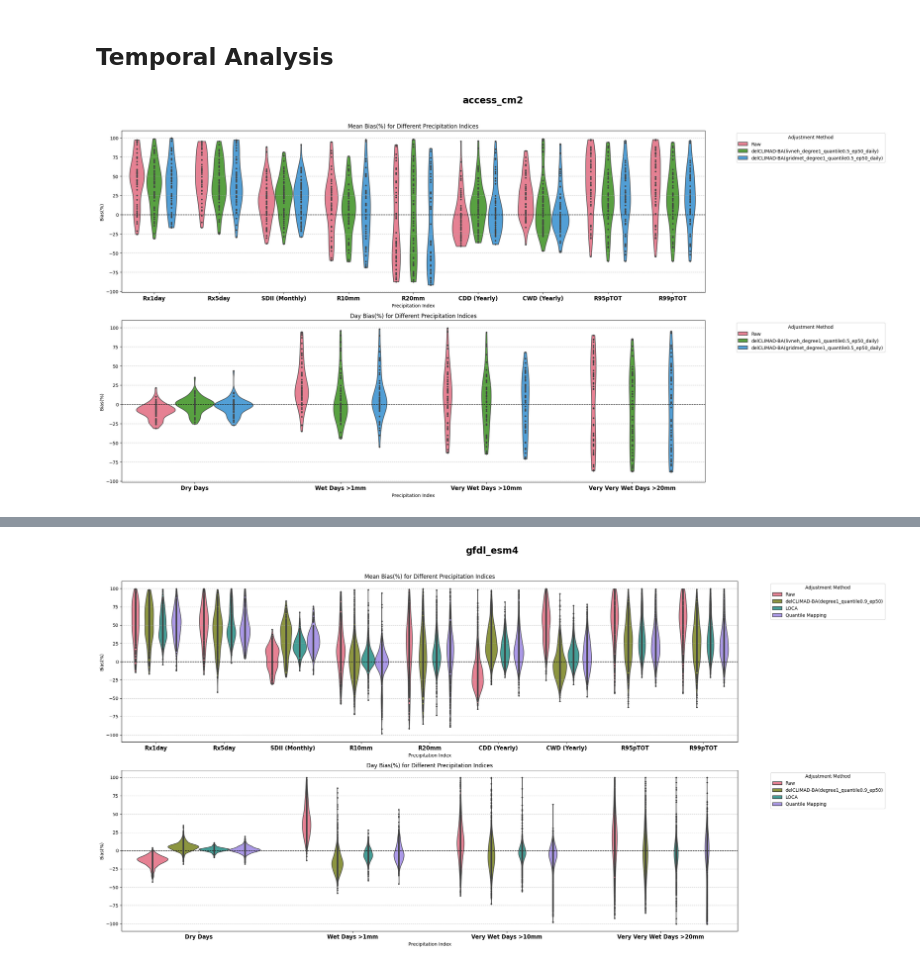
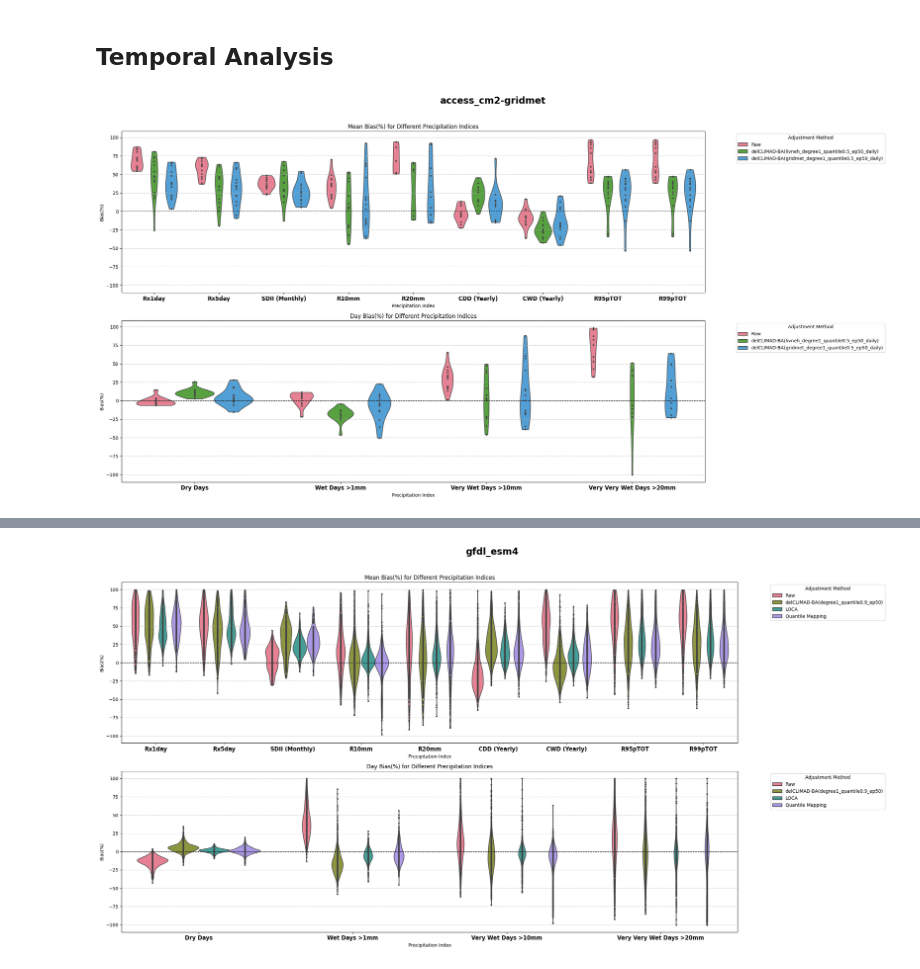
Before and after one commit to kasProg/dCLIMAD_BA, a Jupyter notebook: analysis.ipynb, the cells around one changed output, grey strips where cells are left out. Drawn from its saved outputs; the diff is of its cells as text; code cells hidden in the pictures.

```diff
--- a/analysis.ipynb
+++ b/analysis.ipynb
@@ -21,8 +21,9 @@ import data.helper as helper
 # %%
 ## load inputs
 test_period = [1979, 2000]
-exps  = ['9c3a997c', 'a8268a40']
+exps  = ['d2d216d0', '978faac3']
 testep = [50, 50]
+ref_eval = '978faac3' #which reference data to be used
 compare_methods = []
 # %%
 def load_model_run(run_id, est_period, epoch=None, base_dir='/pscratch/sd/k/kas7897/diffDownscale/jobs'):
@@ -138,20 +139,22 @@ for model in models:
 # Initialize climate indices manager
 climate_indices = ClimateIndices()
 
+ref_eval_data = models[exps.index(ref_eval)]['y']
+
 mean_bias_percentage = []
 day_bias_percentage = []
 for model in models:
-    day_bias_percentage.append(get_day_bias_percentages(model['x'], model['y'], model['xt'], climate_indices))
-    mean_bias_percentage.append(get_mean_bias_percentages(model['x'], model['y'], model['xt'], model['x_time_np'], climate_indices))
+    day_bias_percentage.append(get_day_bias_percentages(model['x'], ref_eval_data, model['xt'], climate_indices))
+    mean_bias_percentage.append(get_mean_bias_percentages(model['x'], ref_eval_data, model['xt'], model['x_time_np'], climate_indices))
 
 
 if 'LOCA' in method_names:
-    day_bias_percentage.append(get_day_bias_percentages(models[0]['x'], models[0]['y'], loca, climate_indices))
-    mean_bias_percentage.append(get_mean_bias_percentages(models[0]['x'], models[0]['y'], loca, models[0]['x_time_np'], climate_indices))
+    day_bias_percentage.append(get_day_bias_percentages(models[0]['x'], ref_eval_data, loca, climate_indices))
+    mean_bias_percentage.append(get_mean_bias_percentages(models[0]['x'], ref_eval_data, loca, models[0]['x_time_np'], climate_indices))
 
 if 'QM' in method_names:
-    day_bias_percentage.append(get_day_bias_percentages(models[0]['x'], models[0]['y'], QM_debiased, climate_indices))
-    mean_bias_percentage.append(get_mean_bias_percentages(models[0]['x'], models[0]['y'], QM_debiased, x_time_np, climate_indices))
+    day_bias_percentage.append(get_day_bias_percentages(models[0]['x'], ref_eval_data, QM_debiased, climate_indices))
+    mean_bias_percentage.append(get_mean_bias_percentages(models[0]['x'], ref_eval_data, QM_debiased, x_time_np, climate_indices))
 
 
 
@@ -168,25 +171,26 @@ for m in range(1, len(method_names)):
 # %%
 keys = ['SDII (Monthly)','CDD (Yearly)', 'CWD (Yearly)', "Rx1day", "Rx5day", "R10mm",  "R20mm", "R95pTOT", "R99pTOT"]
 d = dict(filter(lambda item: item[0] in keys , mean_bias_dict.items()))
 
 keys = ["Dry Days", "Wet Days >1mm", "Very Wet Days >10mm", "Very Very Wet Days >20mm"]
 d4 = dict(filter(lambda item: item[0] in keys , day_bias_dict.items()))
 
 # Create a 2x2 subplot figure
 fig, axes = plt.subplots(2, 1, figsize=(24, 12), sharey=True)
 
 # Ensure axes is flattened for easy indexing
 axes = axes.flatten()
 
+ref_label = models[exps.index(ref_eval)]['config']['ref']
 
 # Call the function for each dataset
 plot_violin_bias(axes[0], d, "Bias(%)", "Mean Bias(%) for Different Precipitation Indices",  method_names=method_names, remove_outlier=True)
 
 plot_violin_bias(axes[1], d4, "Bias(%)", "Day Bias(%) for Different Precipitation Indices",  method_names=method_names, remove_outlier=True)
-fig.suptitle(f'{clim}', fontsize=20, fontweight="bold", y=1.02)
+fig.suptitle(f'{clim}-{ref_label}', fontsize=20, fontweight="bold", y=1.02)
 
 
 plt.tight_layout()
 plt.show()
 # %% [output]
-[figure, old version]
+[figure, new version]
```
Also changed, not shown: parts of 1 cell of this notebook, 2 other files.
